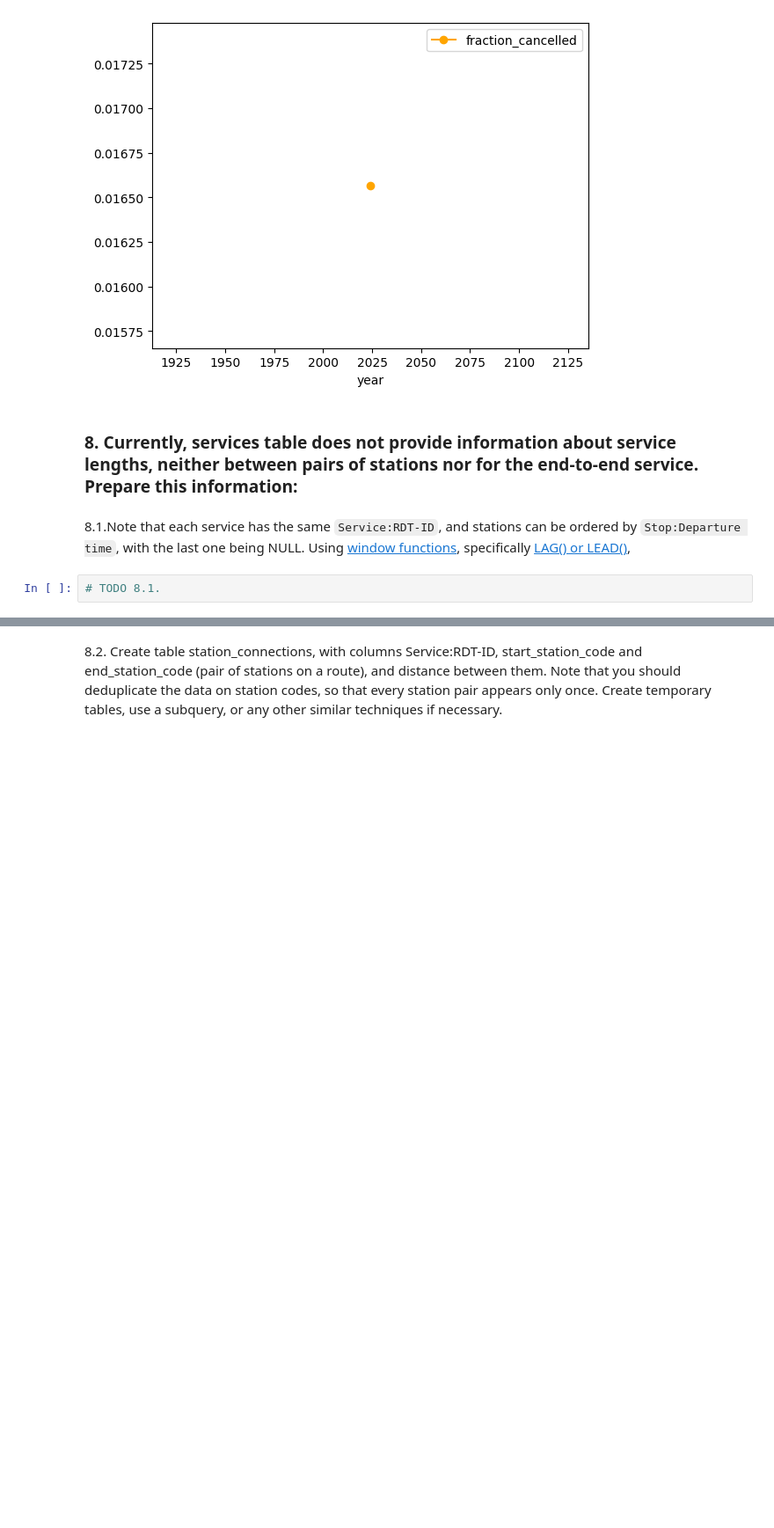
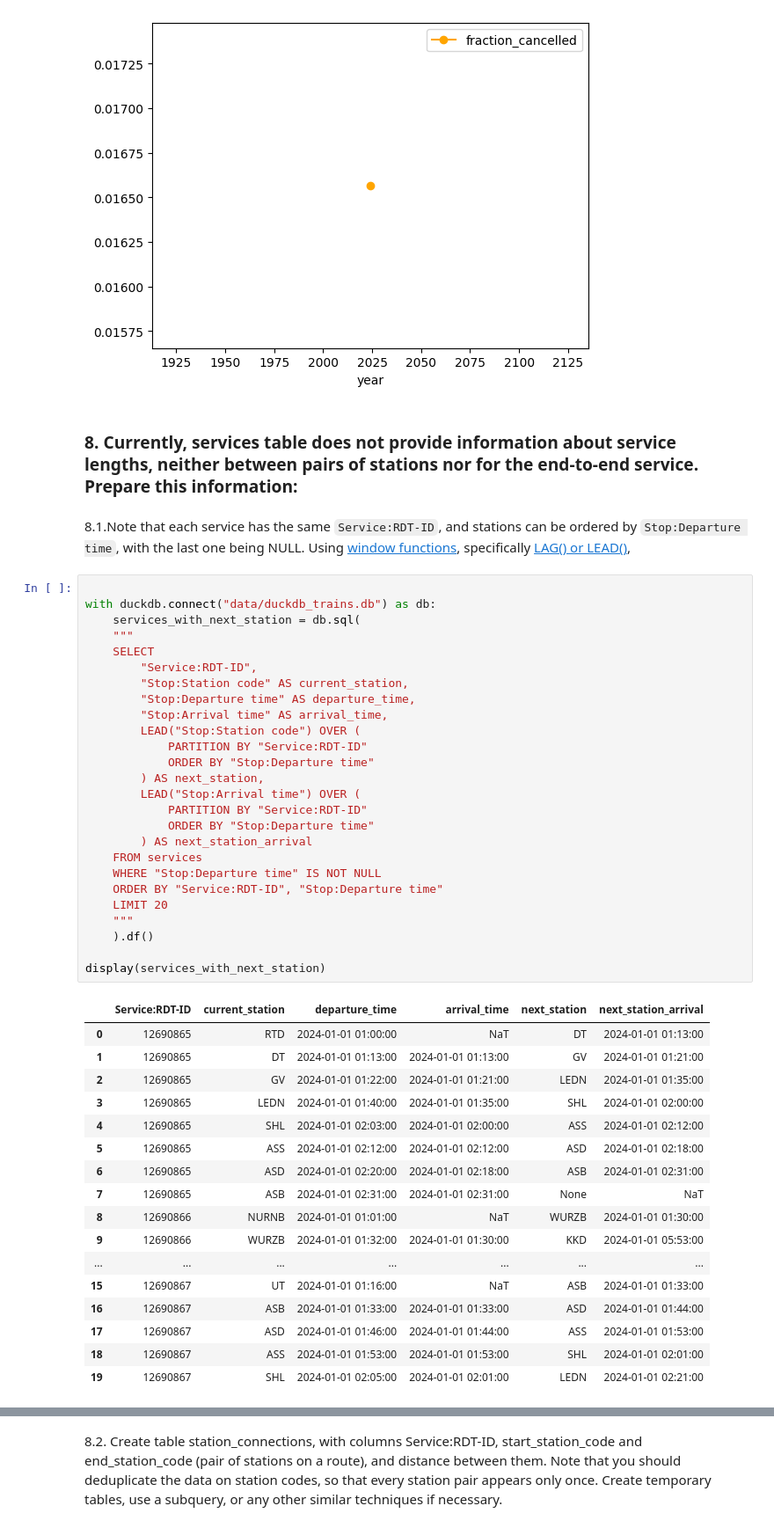
Before and after one commit to xiazek/issi_MLOps_lab, a Jupyter notebook: lab02/homework.ipynb, the cells around one changed output, grey strips where cells are left out. Shown at 88% size. Saved outputs shown, nothing was run; the diff lists cells and outputs as text; blank space fills up the shorter version.

```diff
--- a/lab02/homework.ipynb
+++ b/lab02/homework.ipynb
@@ -656,4 +656,46 @@ cancelled_services_by_year_df.plot(
       with the last one being NULL. Using [window functions](https://duckdb.org/docs/stable/sql/functions/window_functions.html),
       specifically [LAG() or LEAD()](https://duckdb.org/docs/stable/sql/functions/window_functions.html),
 # %%
-# TODO 8.1.
+
+with duckdb.connect("data/duckdb_trains.db") as db:
+    services_with_next_station = db.sql(
+    """
+    SELECT
+        "Service:RDT-ID",
+        "Stop:Station code" AS current_station,
+        "Stop:Departure time" AS departure_time,
+        "Stop:Arrival time" AS arrival_time,
+        LEAD("Stop:Station code") OVER (
+            PARTITION BY "Service:RDT-ID"
+            ORDER BY "Stop:Departure time"
+        ) AS next_station,
+        LEAD("Stop:Arrival time") OVER (
+            PARTITION BY "Service:RDT-ID"
+            ORDER BY "Stop:Departure time"
+        ) AS next_station_arrival
+    FROM services
+    WHERE "Stop:Departure time" IS NOT NULL
+    ORDER BY "Service:RDT-ID", "Stop:Departure time"
+    LIMIT 20
+    """
+    ).df()
+
+display(services_with_next_station)
+# %% [output]
+|  | Service:RDT-ID | current_station | departure_time | arrival_time | next_station | next_station_arrival |
+| 0 | 12690865 | RTD | 2024-01-01 01:00:00 | NaT | DT | 2024-01-01 01:13:00 |
+| 1 | 12690865 | DT | 2024-01-01 01:13:00 | 2024-01-01 01:13:00 | GV | 2024-01-01 01:21:00 |
+| 2 | 12690865 | GV | 2024-01-01 01:22:00 | 2024-01-01 01:21:00 | LEDN | 2024-01-01 01:35:00 |
+| 3 | 12690865 | LEDN | 2024-01-01 01:40:00 | 2024-01-01 01:35:00 | SHL | 2024-01-01 02:00:00 |
+| 4 | 12690865 | SHL | 2024-01-01 02:03:00 | 2024-01-01 02:00:00 | ASS | 2024-01-01 02:12:00 |
+| 5 | 12690865 | ASS | 2024-01-01 02:12:00 | 2024-01-01 02:12:00 | ASD | 2024-01-01 02:18:00 |
+| 6 | 12690865 | ASD | 2024-01-01 02:20:00 | 2024-01-01 02:18:00 | ASB | 2024-01-01 02:31:00 |
+| 7 | 12690865 | ASB | 2024-01-01 02:31:00 | 2024-01-01 02:31:00 | None | NaT |
+| 8 | 12690866 | NURNB | 2024-01-01 01:01:00 | NaT | WURZB | 2024-01-01 01:30:00 |
+| 9 | 12690866 | WURZB | 2024-01-01 01:32:00 | 2024-01-01 01:30:00 | KKD | 2024-01-01 05:53:00 |
+| ... | ... | ... | ... | ... | ... | ... |
+| 15 | 12690867 | UT | 2024-01-01 01:16:00 | NaT | ASB | 2024-01-01 01:33:00 |
+| 16 | 12690867 | ASB | 2024-01-01 01:33:00 | 2024-01-01 01:33:00 | ASD | 2024-01-01 01:44:00 |
+| 17 | 12690867 | ASD | 2024-01-01 01:46:00 | 2024-01-01 01:44:00 | ASS | 2024-01-01 01:53:00 |
+| 18 | 12690867 | ASS | 2024-01-01 01:53:00 | 2024-01-01 01:53:00 | SHL | 2024-01-01 02:01:00 |
+| 19 | 12690867 | SHL | 2024-01-01 02:05:00 | 2024-01-01 02:01:00 | LEDN | 2024-01-01 02:21:00 |
```
Also changed, not shown: parts of 8 cells of this notebook.
